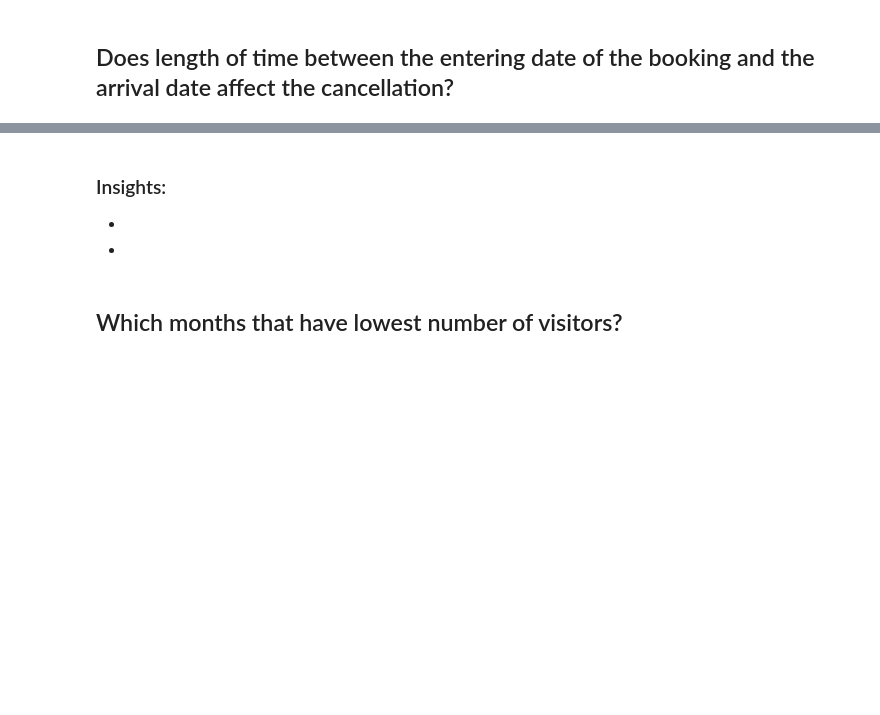
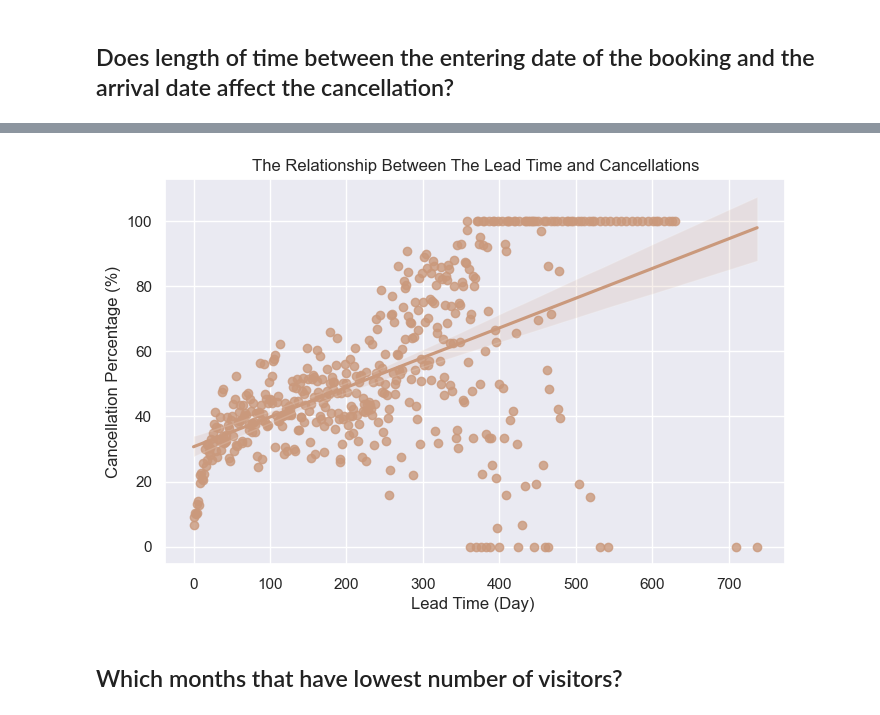
Before and after one commit to Tuwaiq-Data-Science-Bootcamp-V4/PCA-Lab, a Jupyter notebook: CV_Assignment.ipynb, the cells around one changed output, grey strips where cells are left out. Saved outputs shown, nothing was run; the diff lists cells and outputs as text; code cells hidden in the pictures; blank space fills up the shorter version.

```diff
--- a/CV_Assignment.ipynb
+++ b/CV_Assignment.ipynb
@@ -105,2 +130,5 @@ df.describe(include='object')
+# %%
+
+sns.set_theme(palette="twilight_r", color_codes=True, font="sans-serif")
 # %% [markdown]
 ## Does the type of payment affect the cancellation of the reservation or not?
@@ -119,6 +150,16 @@ df.describe(include='object')
-# %% [markdown]
-### Insights:
--
--
+# %%
+data = df[['lead_time','is_canceled']]
+filterd_data=data.groupby('lead_time')['is_canceled'].mean().reset_index()
+filterd_data['is_canceled'] *= 100
+# %%
+plt.figure(figsize=(8,5))
+sns.regplot(x='lead_time', y='is_canceled', data=filterd_data );
+
+plt.xlabel('Lead Time (Day) ')
+plt.ylabel('Cancellation Percentage (%)')
+plt.title('The Relationship Between The Lead Time and Cancellations')
+plt.show()
+# %% [output]
+[figure, added]
 # %% [markdown]
 ## Which months that have lowest number of visitors?
```
Also changed, not shown: parts of 22 cells of this notebook.
